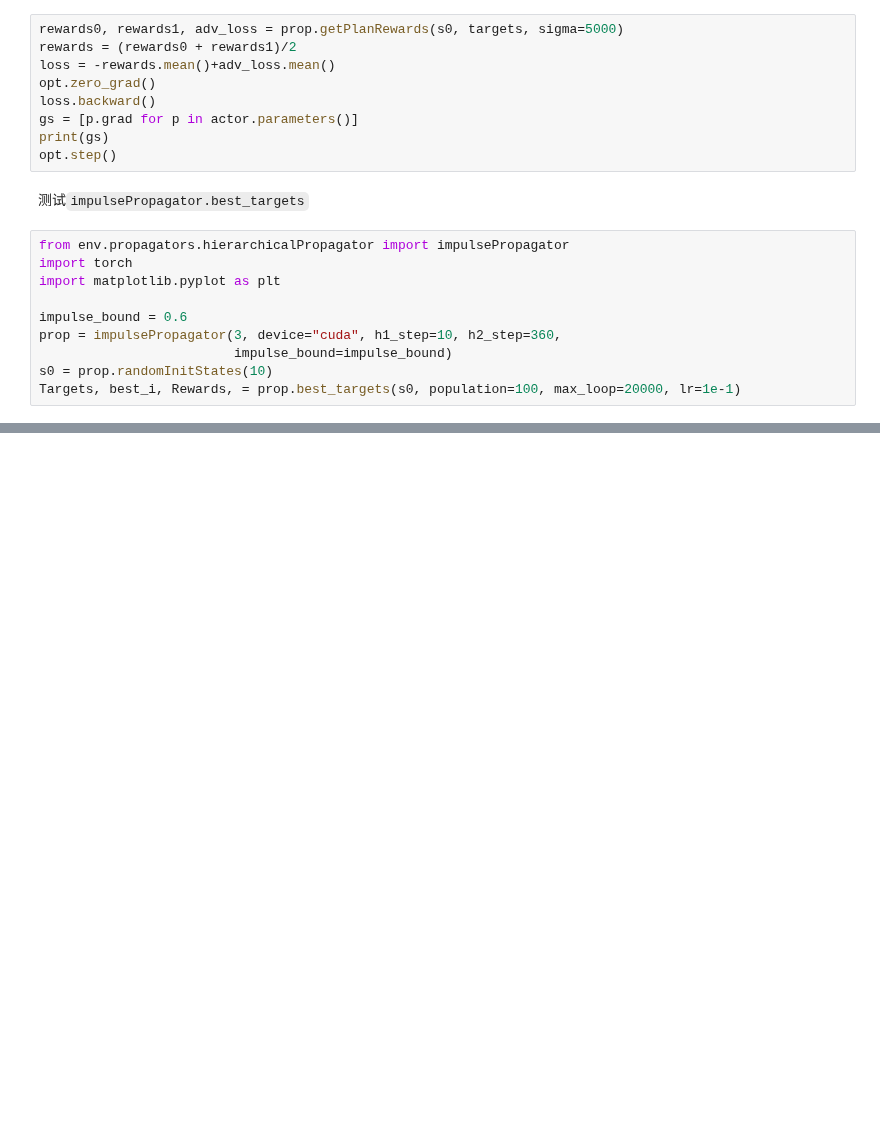
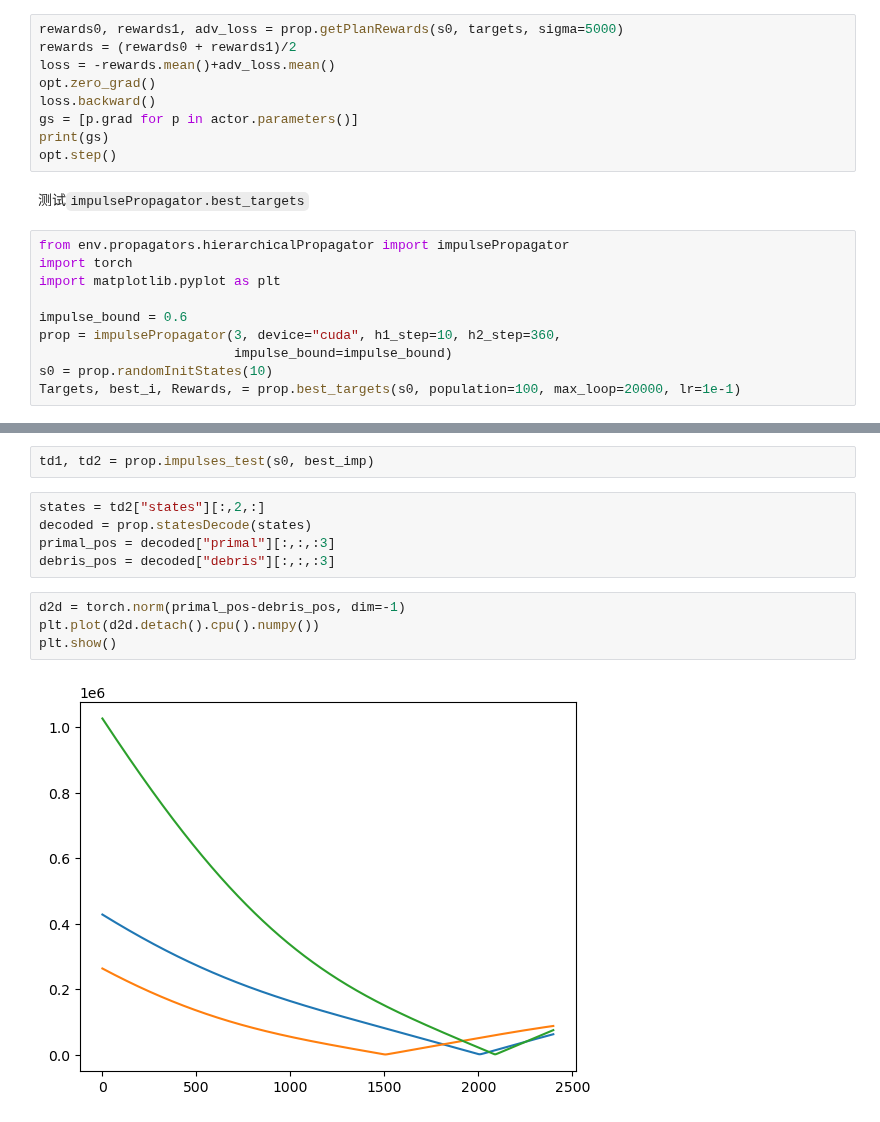
Before and after one commit to liziyao99/multi-debris-avoidance, a Jupyter notebook: H2Test.ipynb, the cells around one changed output, grey strips where cells are left out. Saved outputs shown, nothing was run; the diff lists cells and outputs as text; blank space fills up the shorter version.

```diff
--- a/H2Test.ipynb
+++ b/H2Test.ipynb
@@ -682,0 +707,13 @@ tensor([[-864.5460, -246.4240, 1438.7534],
+# %%
+td1, td2 = prop.impulses_test(s0, best_imp)
+# %%
+states = td2["states"][:,2,:]
+decoded = prop.statesDecode(states)
+primal_pos = decoded["primal"][:,:,:3]
+debris_pos = decoded["debris"][:,:,:3]
+# %%
+d2d = torch.norm(primal_pos-debris_pos, dim=-1)
+plt.plot(d2d.detach().cpu().numpy())
+plt.show()
+# %% [output]
+[figure, added]
```
Also changed, not shown: parts of 12 cells of this notebook, 3 other files.
